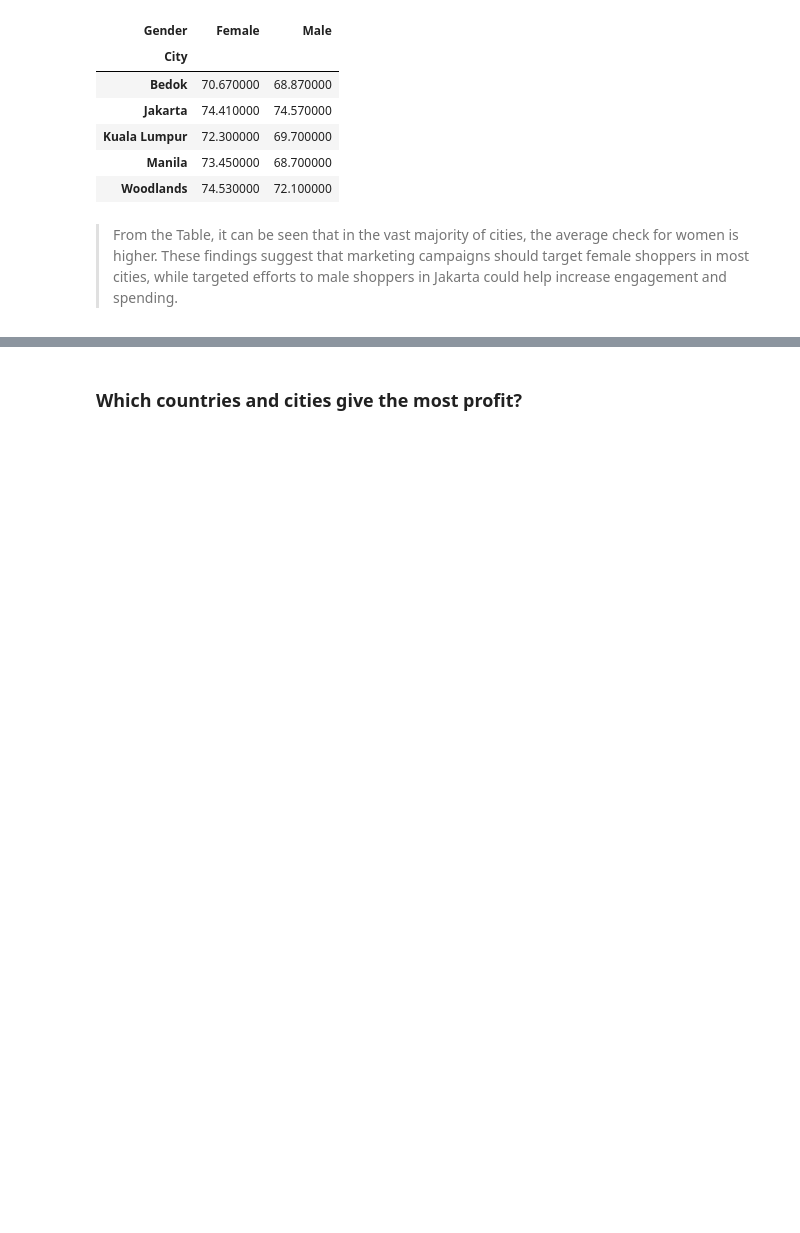
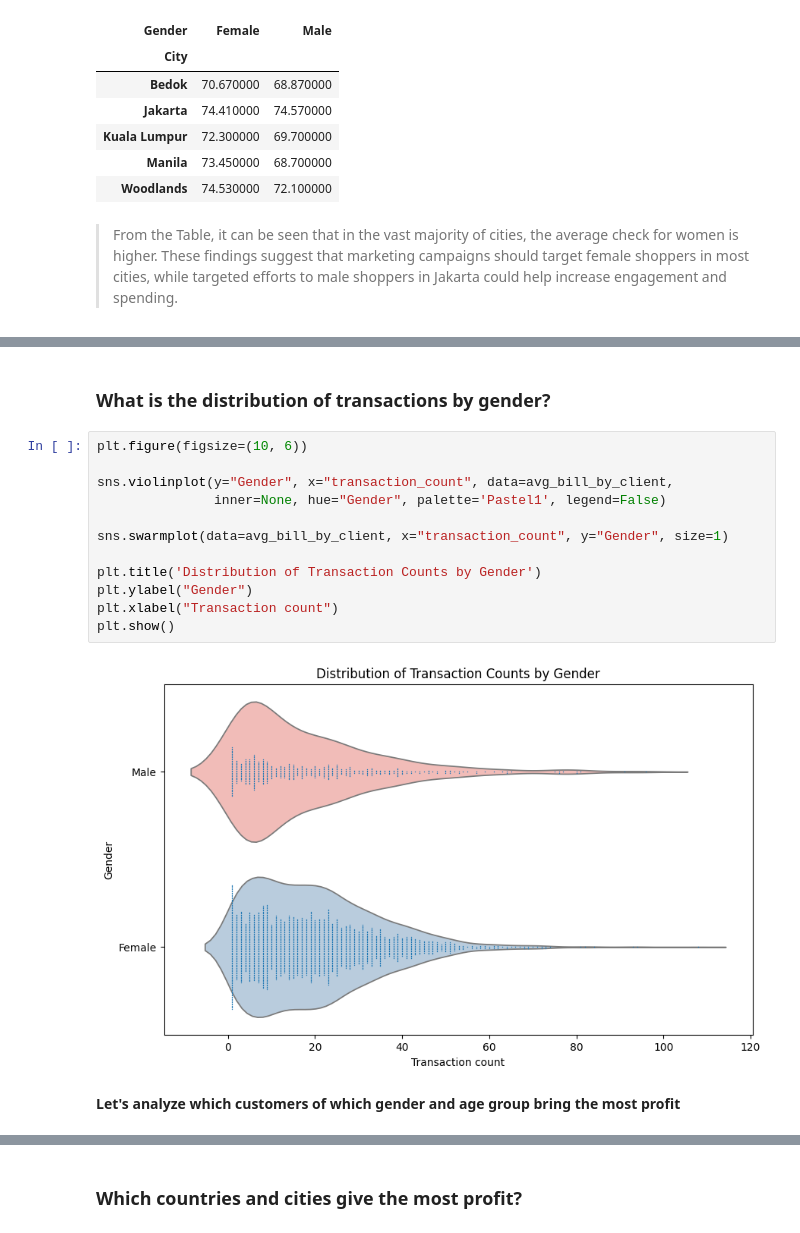
Before and after one commit to KharchenkoAnastasia/customer_analysis_grocery_chain, a Jupyter notebook: customer_analysis_grocery_chain.ipynb, the cells around one changed output, grey strips where cells are left out. Saved outputs shown, nothing was run; the diff lists cells and outputs as text; blank space fills up the shorter version.

Commit message:
customer_analysis_grocery_chain

```diff
--- a/customer_analysis_grocery_chain.ipynb
+++ b/customer_analysis_grocery_chain.ipynb
@@ -298,0 +319,18 @@ gender_city_sales.style.background_gradient(axis=1)
+# %% [markdown]
+### **What is the distribution of transactions by gender?**
+# %%
+plt.figure(figsize=(10, 6))
+
+sns.violinplot(y="Gender", x="transaction_count", data=avg_bill_by_client,
+               inner=None, hue="Gender", palette='Pastel1', legend=False)
+
+sns.swarmplot(data=avg_bill_by_client, x="transaction_count", y="Gender", size=1)
+
+plt.title('Distribution of Transaction Counts by Gender')
+plt.ylabel("Gender")
+plt.xlabel("Transaction count")
+plt.show()
+# %% [output]
+[figure, added]
+# %% [markdown]
+**Let's analyze which customers of which gender and age group bring the most profit**
```
Also changed, not shown: parts of 12 cells of this notebook.
